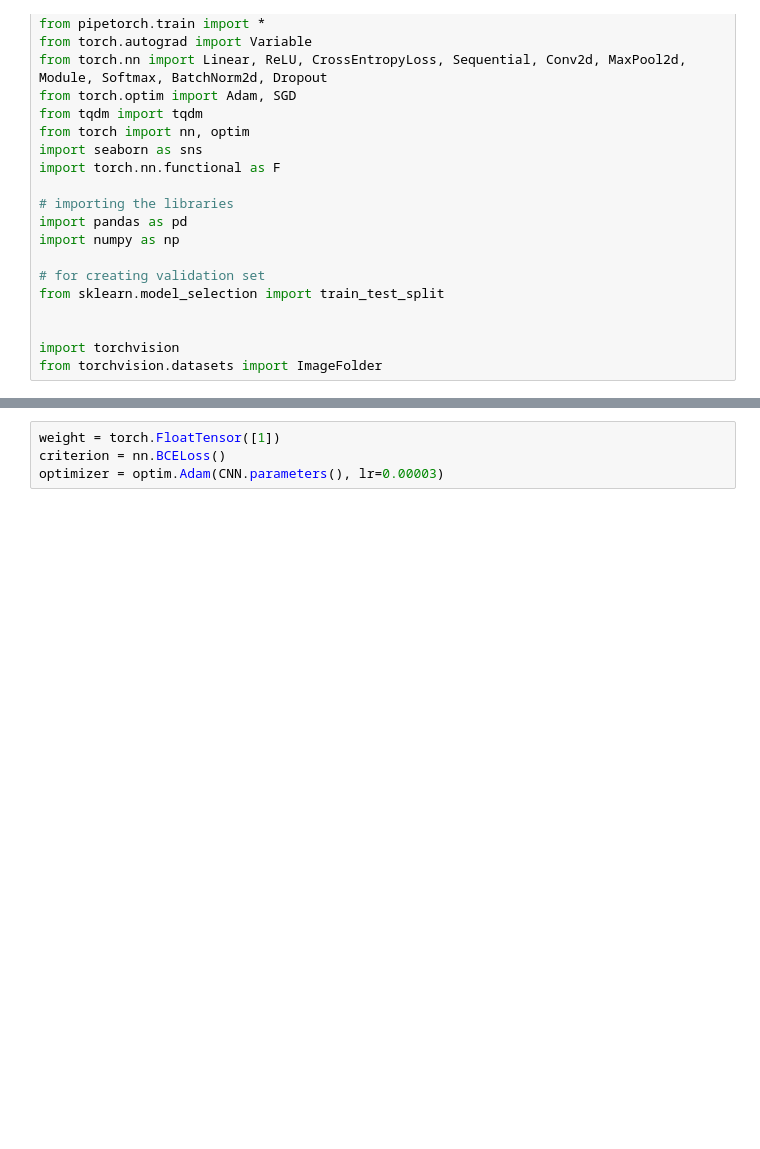
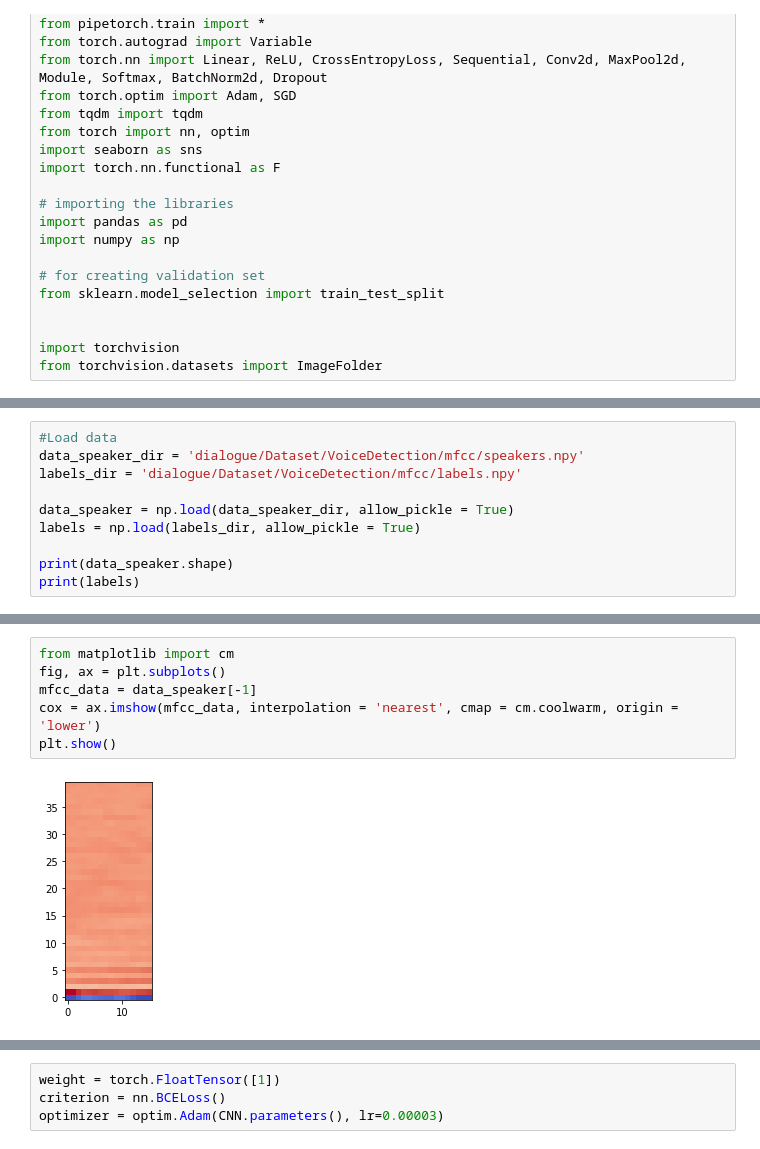
Before and after one commit to ambervb/dialogue-proj, a Jupyter notebook: CNN/Same_voice/CNN_Voice_YesNo_v4.ipynb, the cells around one changed output, grey strips where cells are left out. Drawn from its saved outputs; the diff is of its cells as text; blank space fills up the shorter version.

```diff
--- a/CNN/Same_voice/CNN_Voice_YesNo_v4.ipynb
+++ b/CNN/Same_voice/CNN_Voice_YesNo_v4.ipynb
@@ -122,0 +50,10 @@ y_test = np_labels
+# %%
+#Load data
+data_speaker_dir = 'dialogue/Dataset/VoiceDetection/mfcc/speakers.npy'
+labels_dir = 'dialogue/Dataset/VoiceDetection/mfcc/labels.npy'
+
+data_speaker = np.load(data_speaker_dir, allow_pickle = True)
+labels = np.load(labels_dir, allow_pickle = True)
+
+print(data_speaker.shape)
+print(labels)
@@ -123,2 +72,10 @@ y_test = np_labels
+# %%
+from matplotlib import cm
+fig, ax = plt.subplots()
+mfcc_data = data_speaker[-1]
+cox = ax.imshow(mfcc_data, interpolation = 'nearest', cmap = cm.coolwarm, origin = 'lower')
+plt.show()
+# %% [output]
+[figure, added]
 # %%
 #df_data.drop(['isSpeaking'],axis = 1)
```
Also changed, not shown: parts of 15 cells of this notebook.
